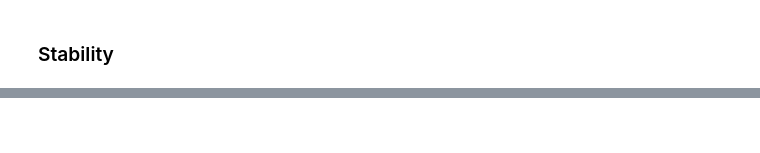
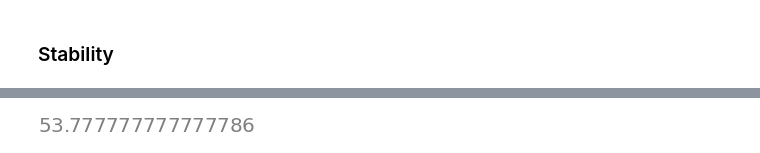
Before and after one commit to Shahrukh-Chishti/time-domain-synchrony, a Jupyter notebook: Lorenz-Sine-Distance/Lorenz - Stability.ipynb, the cells around one changed output, grey strips where cells are left out. Drawn from its saved outputs; the diff is of its cells as text; code cells hidden in the pictures; blank space fills up the shorter version.

```diff
--- a/Lorenz-Sine-Distance/Lorenz - Stability.ipynb
+++ b/Lorenz-Sine-Distance/Lorenz - Stability.ipynb
@@ -96,0 +137,6 @@ Jac.eigenvals()
+# %%
+beta=8/3
+sigma = 10
+(sigma-beta)**2
+# %% [output]
+[figure, added]
```
Also changed, not shown: parts of 23 cells of this notebook.
